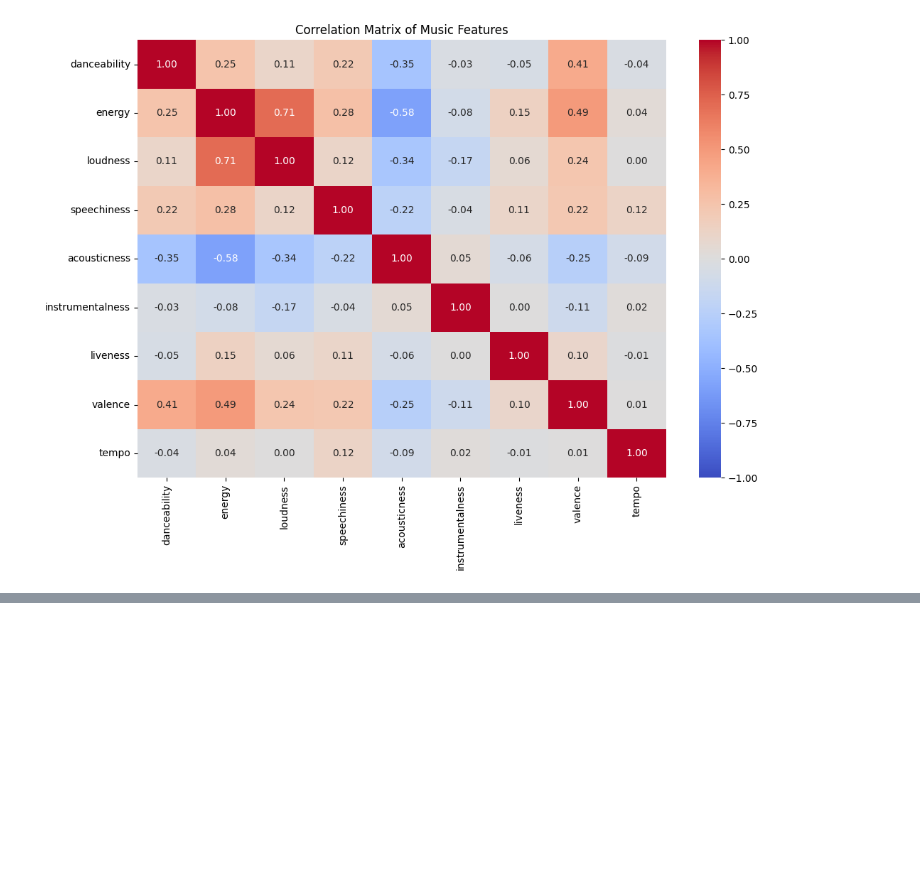
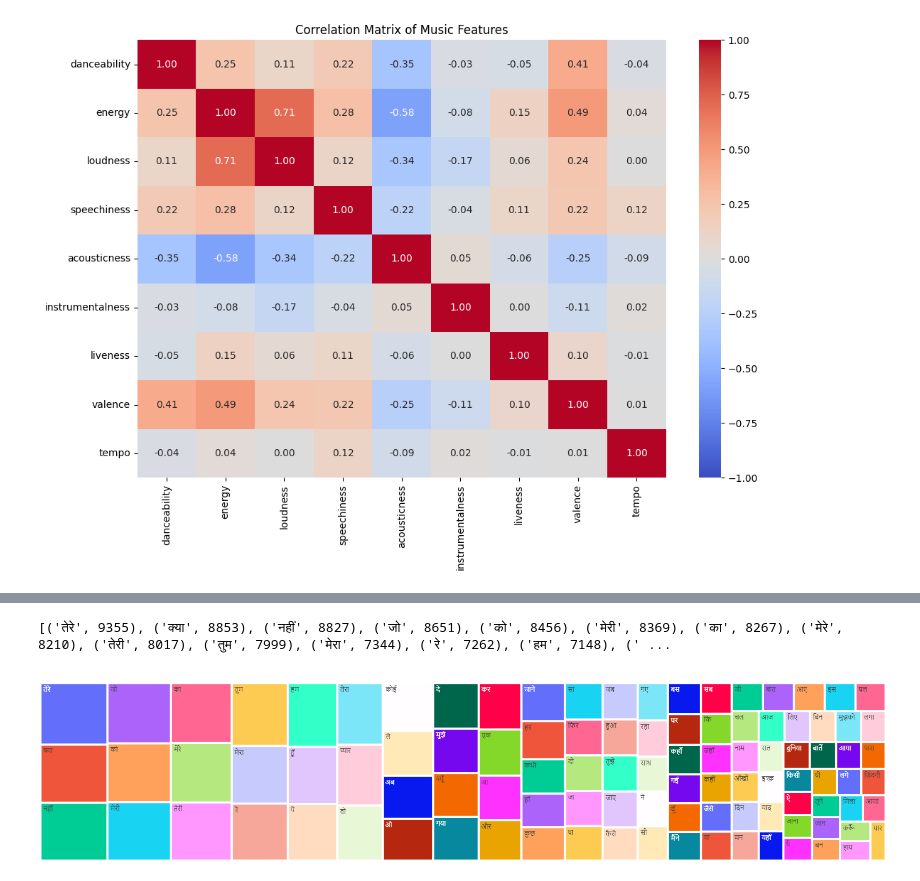
Before and after one commit to Manjesh501/music-algo, a Jupyter notebook: data_preprocessing.ipynb, the cells around one changed output, grey strips where cells are left out. Drawn from its saved outputs; the diff is of its cells as text; code cells hidden in the pictures; blank space fills up the shorter version.

Commit message:
more insight about data

```diff
--- a/data_preprocessing.ipynb
+++ b/data_preprocessing.ipynb
@@ -244,0 +284,5 @@ plt.show()
+# %%
+custom_stopwords = {',', 'है', 'में', 'ना', 'तू', 'से', 'मैं', 'ये', 'हो', 'के', 'दिल', '?', '(', ')', 'तो', 'की', 'भी', '♪', 'हैं', 'ही'}
+
+# Print the custom stopwords list
+print("Custom Stopwords:", custom_stopwords)
@@ -244,0 +291,12 @@ plt.show()
+# %%
+from nltk.tokenize import word_tokenize
+import re
+
+def preprocess_lyrics_with_custom_stopwords(lyrics, stopwords):
+    lyrics = re.sub(r'[^ऀ-९\s]', '', lyrics)
+    lyrics = lyrics.lower()
+    tokens = word_tokenize(lyrics)
+    filtered_tokens = [word for word in tokens if word not in stopwords]
+    return filtered_tokens
+
+df['filtered_tokens'] = df['lyrics'].apply(lambda x: preprocess_lyrics_with_custom_stopwords(x, custom_stopwords))
@@ -244,0 +314,29 @@ plt.show()
+# %%
+from collections import Counter
+all_filtered_tokens = [token for tokens in df['filtered_tokens'] for token in tokens]
+filtered_word_freq = Counter(all_filtered_tokens)
+
+most_common_filtered_words = filtered_word_freq.most_common(20)
+print(most_common_filtered_words)
+# %% [output]
+[('तेरे', 9355), ('क्या', 8853), ('नहीं', 8827), ('जो', 8651), ('को', 8456), ('मेरी', 8369), ('का', 8267), ('मेरे', 8210), ('तेरी', 8017), ('तुम', 7999), ('मेरा', 7344), ('रे', 7262), ('हम', 7148), (' ...
+# %%
+import plotly.express as px
+import pandas as pd
+from collections import Counter
+
+all_tokens = [token for sublist in df['filtered_tokens'] for token in sublist]
+word_freq = Counter(all_tokens)
+
+word_freq_df = pd.DataFrame(word_freq.items(), columns=['Word', 'Frequency'])
+
+min_frequency = 100
+word_freq_df = word_freq_df[word_freq_df['Frequency'] >= min_frequency]
+max_tokens = 100
+word_freq_df = word_freq_df.nlargest(max_tokens, 'Frequency')
+
+fig = px.treemap(word_freq_df, path=['Word'], values='Frequency', title="Word Cloud")
+fig.update_layout(margin=dict(t=0, l=0, r=0, b=0))
+fig.show()
+# %% [output]
+[figure, added]
```
Also changed, not shown: parts of 11 cells of this notebook.
